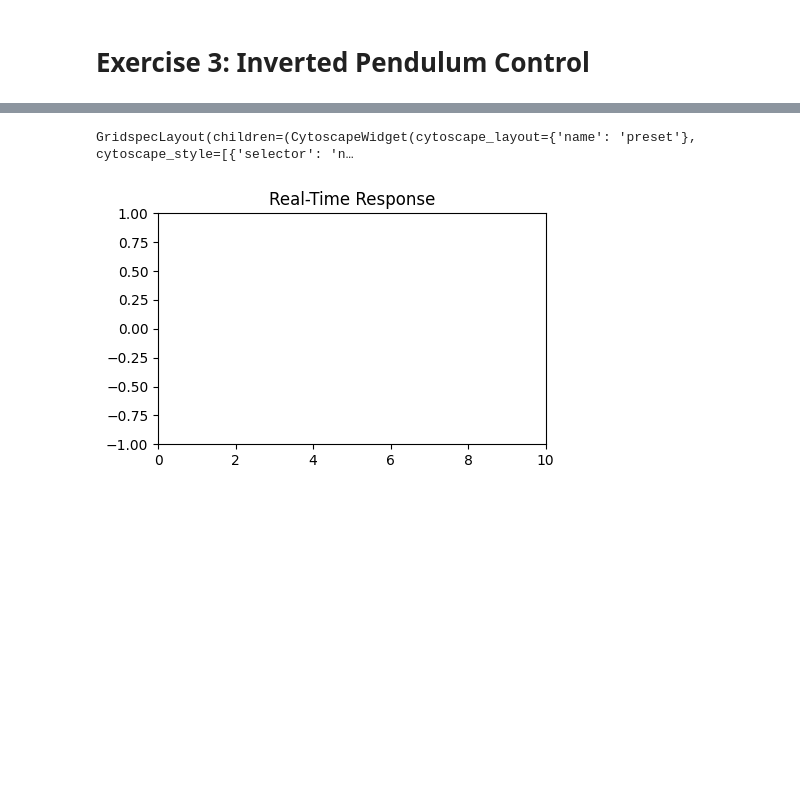
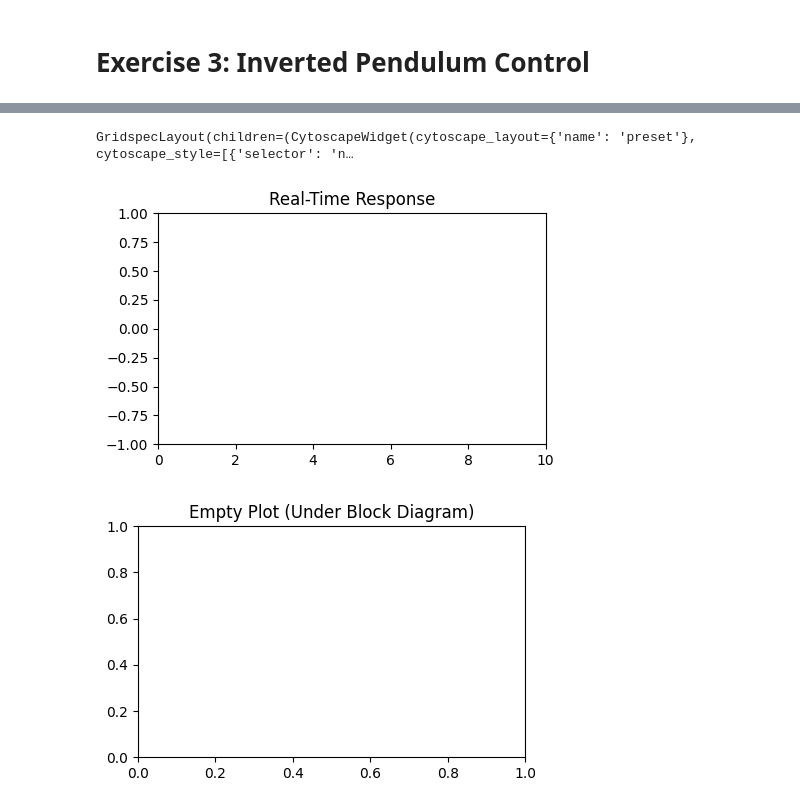
Before and after one commit to idsc-frazzoli/CS2-notebooks, a Jupyter notebook: 2025/ps01/ps01.ipynb, the cells around one changed output, grey strips where cells are left out. Drawn from its saved outputs; the diff is of its cells as text; code cells hidden in the pictures; blank space fills up the shorter version.

Commit message:
not much progress with the plots

```diff
--- a/2025/ps01/ps01.ipynb
+++ b/2025/ps01/ps01.ipynb
@@ -392,11 +392,11 @@ nodes = [
     {"data": {"id": "F", "label": "Anti-Aliasing Filter"}, "position": {"x": -100, "y": 100}},
     {"data": {"id": "N", "label": "Noise Source"}, "position": {"x": -100, "y": 200}},
 
-    # Routing nodes for feedback loop (placed at corners)
-    {"data": {"id": "R1", "label": ""}, "position": {"x": 650, "y": 100}},  # Right of P
-    {"data": {"id": "R2", "label": ""}, "position": {"x": 650, "y": 0}},    # Below R1
-    {"data": {"id": "R3", "label": ""}, "position": {"x": -250, "y": 0}},   # Left past all nodes
-    {"data": {"id": "R4", "label": ""}, "position": {"x": -250, "y": 100}}, # Up to F
+    # Routing nodes for feedback loop
+    {"data": {"id": "R1", "label": ""}, "position": {"x": 650, "y": 100}},
+    {"data": {"id": "R2", "label": ""}, "position": {"x": 650, "y": 0}},
+    {"data": {"id": "R3", "label": ""}, "position": {"x": -250, "y": 0}},
+    {"data": {"id": "R4", "label": ""}, "position": {"x": -250, "y": 100}},
 ]
 
 edges = [
@@ -416,10 +416,7 @@ edges = [
 ]
 
 cyto_graph.graph.add_graph_from_json({"nodes": nodes, "edges": edges})
-
-# Apply preset layout (keeps manual positions)
 cyto_graph.set_layout(name="preset")
-cyto_graph.set_style([{"selector": "core", "style": {"zooming-enabled": "true", "min-zoom": "0.5", "max-zoom": "2"}}])
 
 # Styling
 cyto_graph.set_style([
@@ -436,7 +433,7 @@ cyto_graph.set_style([
     {'selector': '[id ^= "R"]', 'style': {'background-color': 'white', 'border-color': 'black', 'border-width': '1px'}}
 ])
 
-# Create real-time plot
+# Real-time plot (displayed in layout)
 fig, ax = plt.subplots(figsize=(5, 3))
 x_data, y_data = [], []
 line, = ax.plot([], [], '-o')
@@ -446,7 +443,15 @@ ax.set_title("Real-Time Response")
 
 plot_output = widgets.Output()
 with plot_output:
-    display(fig.canvas)
+    display(fig)  # Display inside the widget output only (not directly)
+
+# **Empty Plot (only in the canvas)**
+fig_empty, ax_empty = plt.subplots(figsize=(5, 3))
+ax_empty.set_title("Empty Plot (Under Block Diagram)")
+
+empty_plot_output = widgets.Output()
+with empty_plot_output:
+    display(fig_empty)  # Ensure it only appears inside the layout
 
 def update_plot(change):
     global x_data, y_data
@@ -455,35 +460,37 @@ def update_plot(change):
     if len(x_data) > 10:
         x_data.pop(0)
         y_data.pop(0)
     line.set_xdata(x_data)
     line.set_ydata(y_data)
     ax.relim()
     ax.autoscale_view()
     fig.canvas.draw_idle()
 
 # UI Elements near respective nodes
 noise_check = widgets.Checkbox(value=True, description='Enable Noise')
 noise_intensity = widgets.FloatSlider(min=0, max=1, step=0.01, value=0.5, description='Intensity')
-noise_frequency = widgets.FloatSlider(min=0, max=1000, step=1, value=50, description='Frequency (Hz)')
+noise_frequency = widgets.FloatSlider(min=0, max=10, step=1, value=2, description='Frequency (Hz)')
 
 filter_check = widgets.Checkbox(value=True, description='Enable Filter')
-filter_cutoff = widgets.FloatSlider(min=10, max=1000, step=1, value=200, description='Cutoff (Hz)')
+filter_cutoff = widgets.FloatSlider(min=1, max=10, step=1, value=5, description='Cutoff (Hz)')
 
-sampling_frequency = widgets.FloatSlider(min=100, max=5000, step=10, value=1000, description='Sampling (Hz)')
+sampling_frequency = widgets.FloatSlider(min=1, max=10, step=5, value=1000, description='Sampling (Hz)')
 
 # Attach event listeners
 for widget in [noise_check, noise_intensity, noise_frequency, filter_check, filter_cutoff, sampling_frequency]:
     widget.observe(update_plot, names='value')
 
-# Improved Layout
+# Improved Layout with Only One Empty Plot
 layout_grid = widgets.GridspecLayout(3, 2, width='100%')
 layout_grid[0, 0] = cyto_graph
 layout_grid[0, 1] = widgets.VBox([widgets.Label("Noise"), noise_check, noise_intensity, noise_frequency])
 layout_grid[1, 1] = widgets.VBox([widgets.Label("Filter"), filter_check, filter_cutoff])
 layout_grid[2, 1] = widgets.VBox([widgets.Label("Sampler"), sampling_frequency])
-layout_grid[2, 0] = plot_output
+layout_grid[1, 0] = plot_output  # Keep real-time plot inside the layout
+layout_grid[2, 0] = empty_plot_output  # Empty plot under block diagram, only inside the layout
 
 display(layout_grid)
 # %% [output]
 GridspecLayout(children=(CytoscapeWidget(cytoscape_layout={'name': 'preset'}, cytoscape_style=[{'selector': 'n…
 [figure]
+[figure, added]
```
